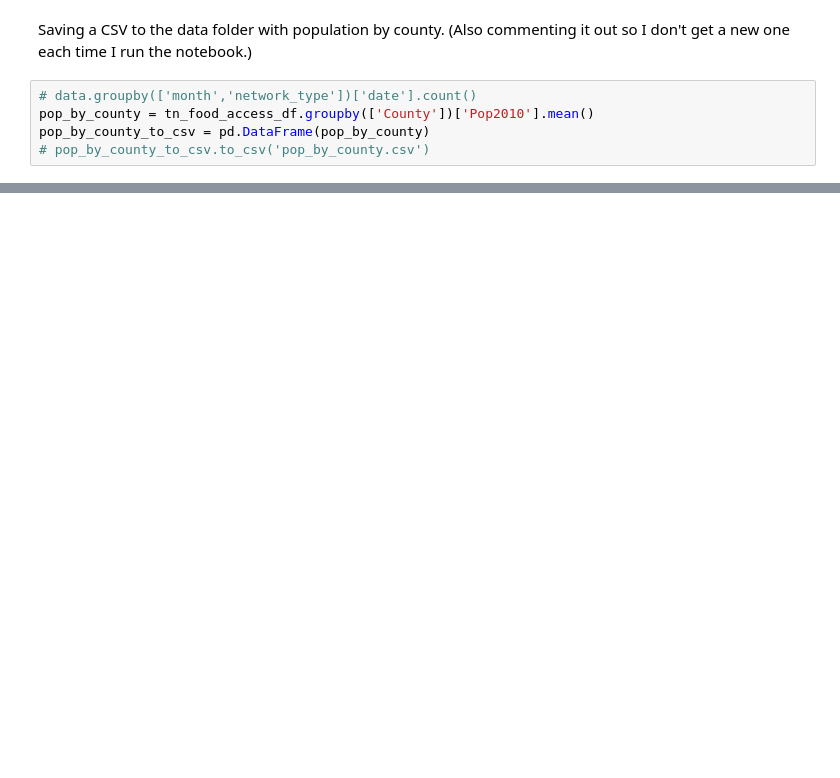
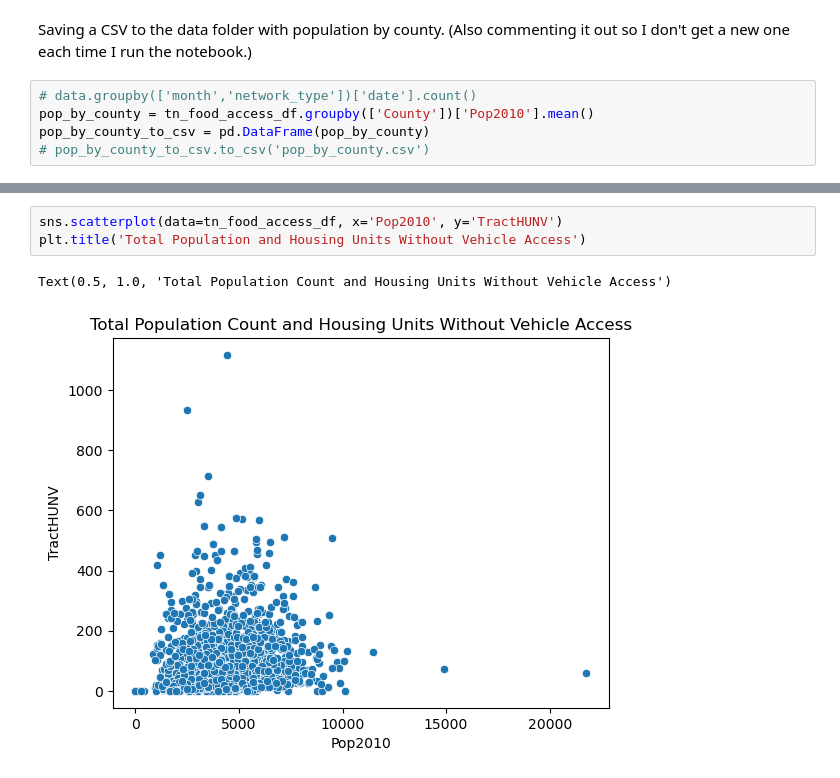
Before and after one commit to marthahunter/food-access, a Jupyter notebook: notebooks/2_food_access_eda_and_analysis.ipynb, the cells around one changed output, grey strips where cells are left out. Saved outputs shown, nothing was run; the diff lists cells and outputs as text; blank space fills up the shorter version.

```diff
--- a/notebooks/2_food_access_eda_and_analysis.ipynb
+++ b/notebooks/2_food_access_eda_and_analysis.ipynb
@@ -119,0 +138,6 @@ plt.title='Total Population Count and Low Income Population'
+# %%
+sns.scatterplot(data=tn_food_access_df, x='Pop2010', y='TractHUNV')
+plt.title('Total Population and Housing Units Without Vehicle Access')
+# %% [output]
+Text(0.5, 1.0, 'Total Population Count and Housing Units Without Vehicle Access')
+[figure, added]
```
Also changed, not shown: parts of 8 cells of this notebook, 1 other file.
